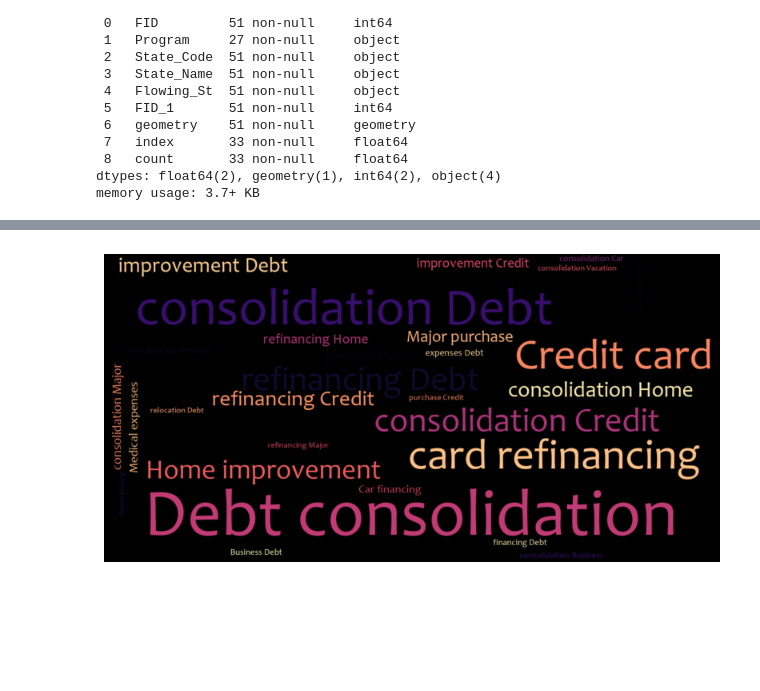
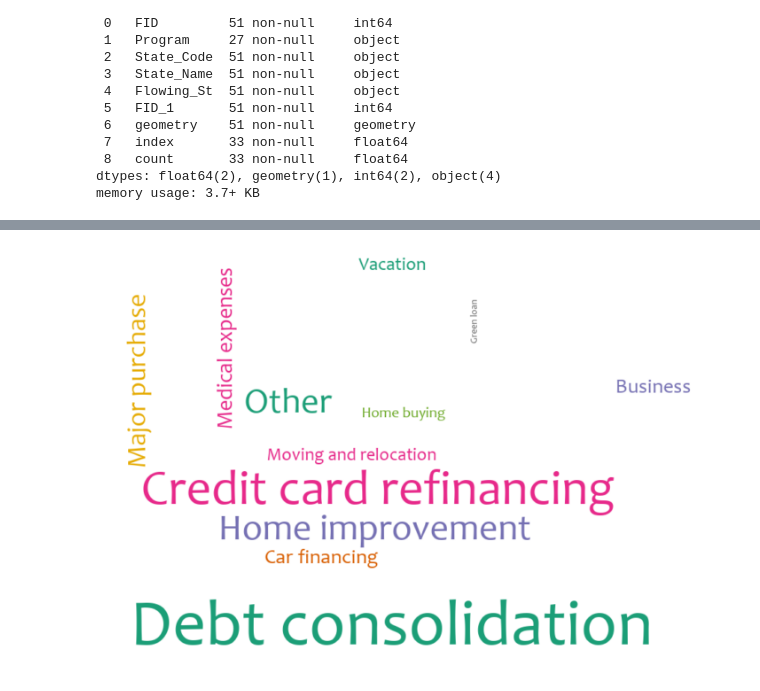
Before and after one commit to karenreyesss/1st-project-bootcamp, a Jupyter notebook: project1.ipynb, the cells around one changed output, grey strips where cells are left out. Saved outputs shown, nothing was run; the diff lists cells and outputs as text; code cells hidden in the pictures; blank space fills up the shorter version.

Commit message:
Updated code
Added a new choropleth for the mean annual income by state. Changed colors of both choropleths for better contrast, and reformatted the wordcloud.

```diff
--- a/project1.ipynb
+++ b/project1.ipynb
@@ -309,21 +313,20 @@ map
 # %% [output]
 [interactive output not drawn]
 # %%
-# Remove common stopwords
-stopwords = set(STOPWORDS)
-stopwords.update(["loan", "title", "company", "LLC"])  # Add custom stopwords if needed
+# Count the frequency of each title
+title_counts = demograph_lc_data['Title'].value_counts()
 
-# Load the mask image (Available option if an image is desired)
-#mask = np.array(Image.open("Resources/cello.png"))
+# Generate a dictionary where the keys are titles and values are their frequencies
+title_freq_dict = title_counts.to_dict()
 
-# Generate the word cloud with customized parameters
-wordcloud = WordCloud(width=1200, height=600, background_color='black', stopwords=stopwords,
-                      colormap='magma', font_path='Candara', max_words=30).generate(titles_text)
+# Generate the word cloud with title frequencies as weights
+wordcloud = WordCloud(width=900, height=600, background_color='white', colormap='Dark2', font_path='Candara',
+                      max_words=12, relative_scaling=0.4).generate_from_frequencies(title_freq_dict)
 
 # Display the word cloud with matplotlib
-plt.figure(figsize=(10, 5))
+plt.figure(figsize=(9, 6))
 plt.imshow(wordcloud, interpolation='bilinear')
 plt.axis('off')
 plt.show()
 # %% [output]
-[figure, old version]
+[figure, new version]
```
Also changed, not shown: parts of 3 cells of this notebook.
